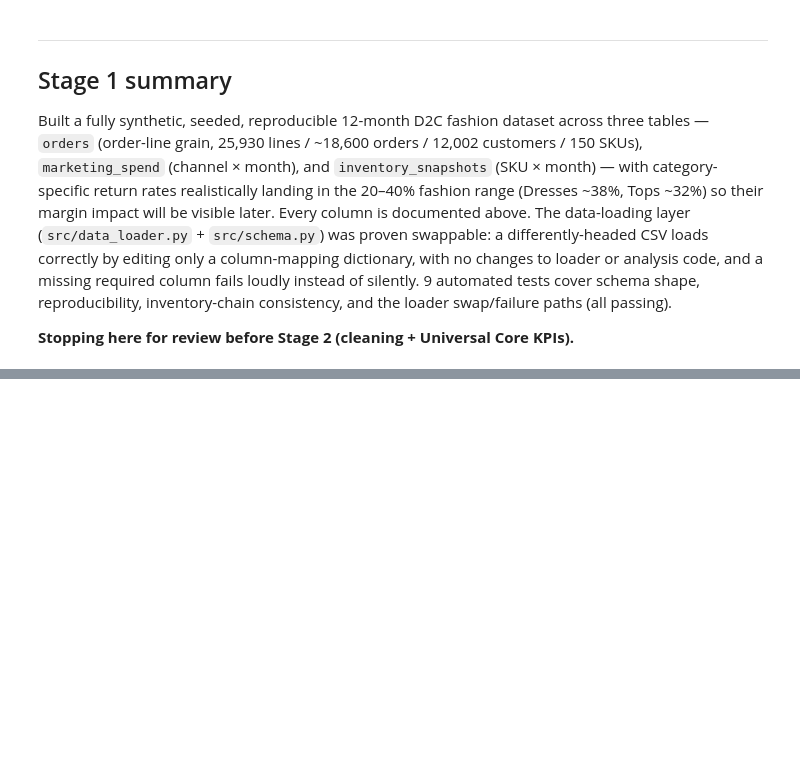
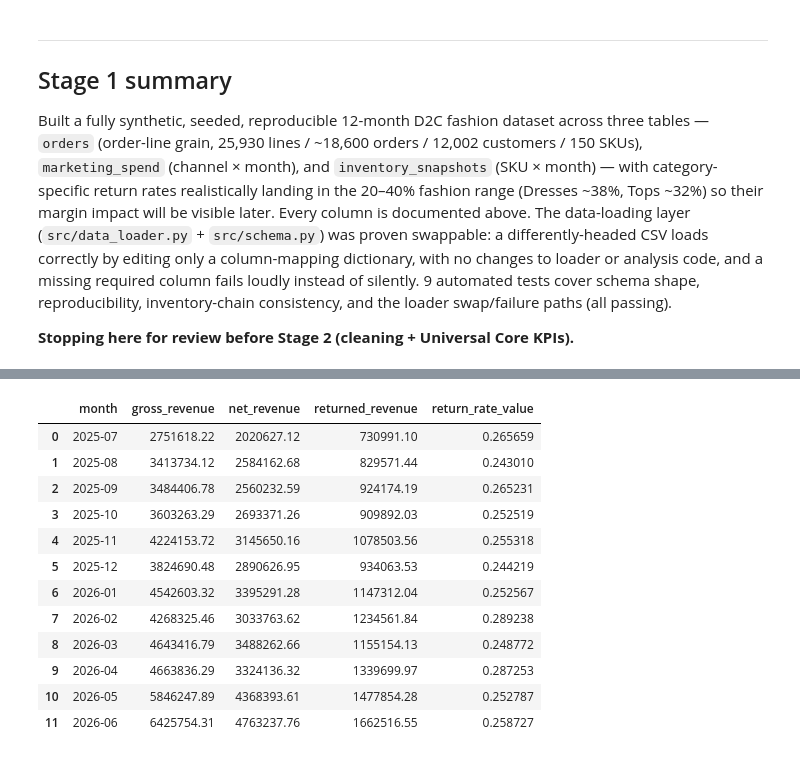
Before and after one commit to hrishikeshkedia-prog/ledger-margin-analysis, a Jupyter notebook: ceo_dashboard/notebooks/ceo_dashboard.ipynb, the cells around one changed output, grey strips where cells are left out. Drawn from its saved outputs; the diff is of its cells as text; code cells hidden in the pictures; blank space fills up the shorter version.

```diff
--- a/ceo_dashboard/notebooks/ceo_dashboard.ipynb
+++ b/ceo_dashboard/notebooks/ceo_dashboard.ipynb
@@ -349,0 +602,17 @@ passing).
+# %%
+revenue_trend = core.revenue_trend(orders_clean)
+revenue_trend
+# %% [output]
+|  | month | gross_revenue | net_revenue | returned_revenue | return_rate_value |
+| 0 | 2025-07 | 2751618.22 | 2020627.12 | 730991.10 | 0.265659 |
+| 1 | 2025-08 | 3413734.12 | 2584162.68 | 829571.44 | 0.243010 |
+| 2 | 2025-09 | 3484406.78 | 2560232.59 | 924174.19 | 0.265231 |
+| 3 | 2025-10 | 3603263.29 | 2693371.26 | 909892.03 | 0.252519 |
+| 4 | 2025-11 | 4224153.72 | 3145650.16 | 1078503.56 | 0.255318 |
+| 5 | 2025-12 | 3824690.48 | 2890626.95 | 934063.53 | 0.244219 |
+| 6 | 2026-01 | 4542603.32 | 3395291.28 | 1147312.04 | 0.252567 |
+| 7 | 2026-02 | 4268325.46 | 3033763.62 | 1234561.84 | 0.289238 |
+| 8 | 2026-03 | 4643416.79 | 3488262.66 | 1155154.13 | 0.248772 |
+| 9 | 2026-04 | 4663836.29 | 3324136.32 | 1339699.97 | 0.287253 |
+| 10 | 2026-05 | 5846247.89 | 4368393.61 | 1477854.28 | 0.252787 |
+| 11 | 2026-06 | 6425754.31 | 4763237.76 | 1662516.55 | 0.258727 |
```
Also changed, not shown: parts of 32 cells of this notebook, 11 other files.
